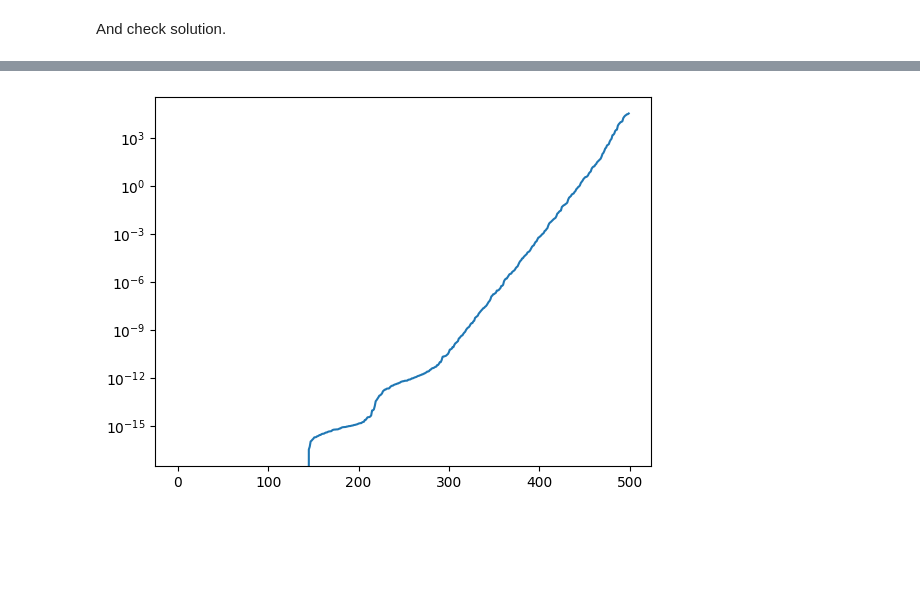
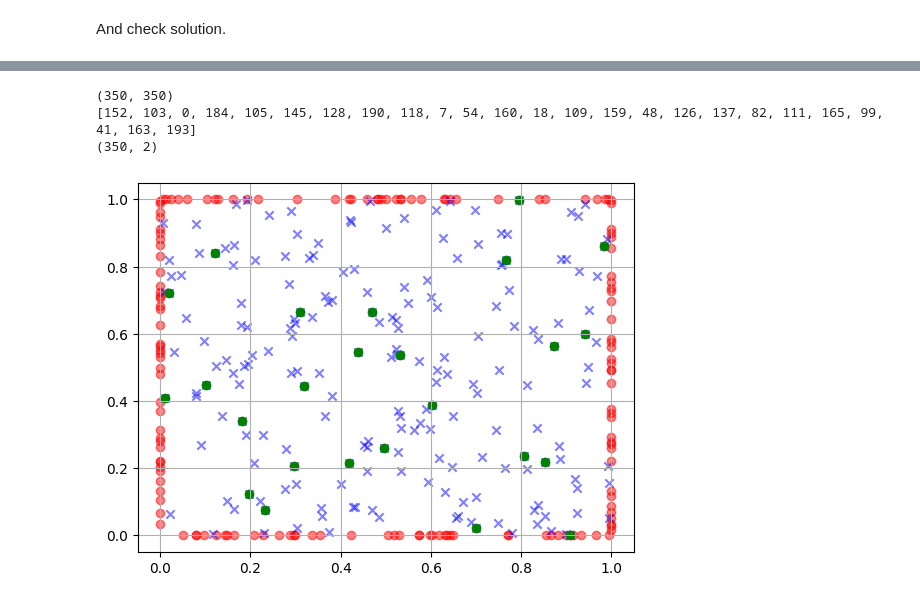
Before and after one commit to alexalbors7/GaussianProcesses, a Jupyter notebook: Kernel_PDEs/basic_poisson.ipynb, the cells around one changed output, grey strips where cells are left out. Cells and saved outputs as stored; diff of their text form; code cells hidden in the pictures; blank space fills up the shorter version.

```diff
--- a/Kernel_PDEs/basic_poisson.ipynb
+++ b/Kernel_PDEs/basic_poisson.ipynb
@@ -17,7 +46,7 @@ def get_lap(f, argnums):
         return jnp.trace(hessian(f, argnums=argnums)(x, y))
     return laplacian
 
-k = get_rbf(gamma=5)
+k = get_rbf(gamma=10)
 # %%
 lapx = get_lap(k, argnums=0) # laplacian wrt to first input x
 bilap = get_lap(lapx, argnums=1) # laplacian wrt to second input y
@@ -159,7 +192,20 @@ plt.scatter(jnp.arange(alpha.shape[0]), alpha)
-# %%
-spectra = jnp.linalg.eigvalsh(K)
-
-plt.plot(spectra)
-plt.yscale('log')
-# %% [output]
-[figure, removed]
+# %%
+print(K.shape)
+
+F, S = rpchol(K, 25)
+
+print(S)
+
+plt.figure(1)
+plt.grid()
+plt.scatter(X_B[:, 0], X_B[:, 1], color='red', marker='o', alpha=0.5)
+plt.scatter(X_I[:, 0], X_I[:, 1], color='blue', marker='x', alpha=0.5)
+X_full = jnp.concatenate((X_I, X_B), axis=0)
+plt.scatter(X_full[S, 0], X_full[S, 1], color='green')
+
+print(X_full.shape)
+# %% [output]
+(350, 350)
+[152, 103, 0, 184, 105, 145, 128, 190, 118, 7, 54, 160, 18, 109, 159, 48, 126, 137, 82, 111, 165, 99, 41, 163, 193]
+(350, 2)
+[figure, added]
```
Also changed, not shown: parts of 8 cells of this notebook, 5 other files.
